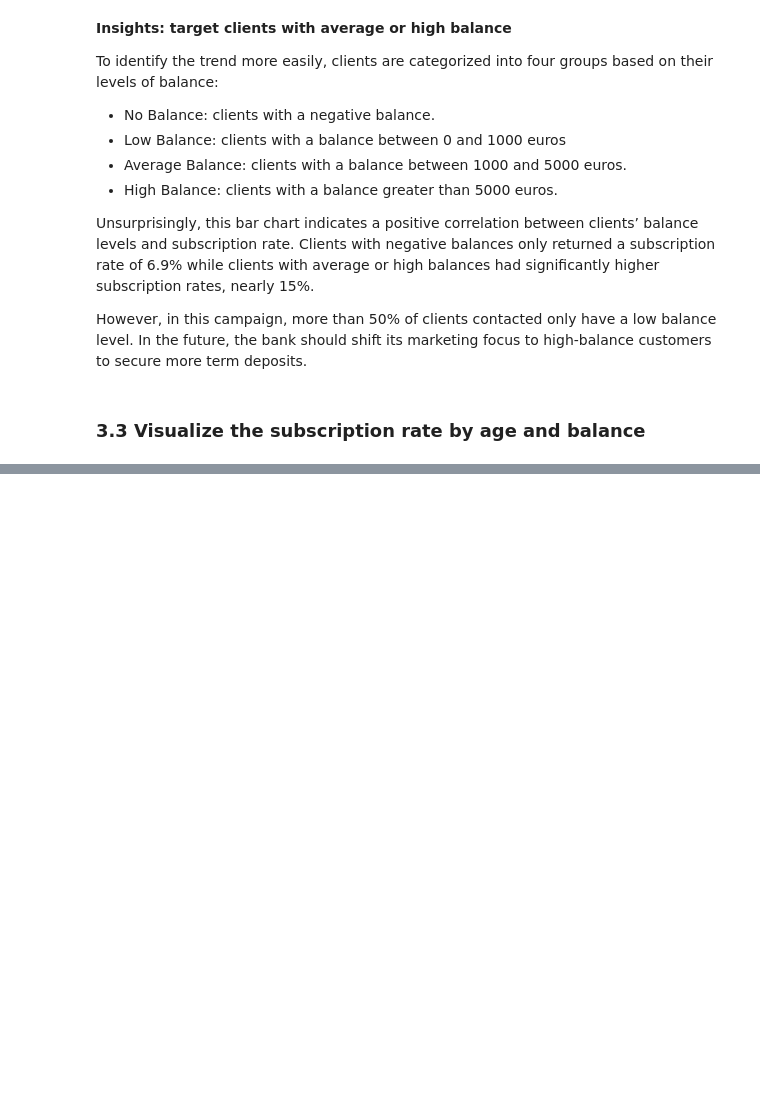
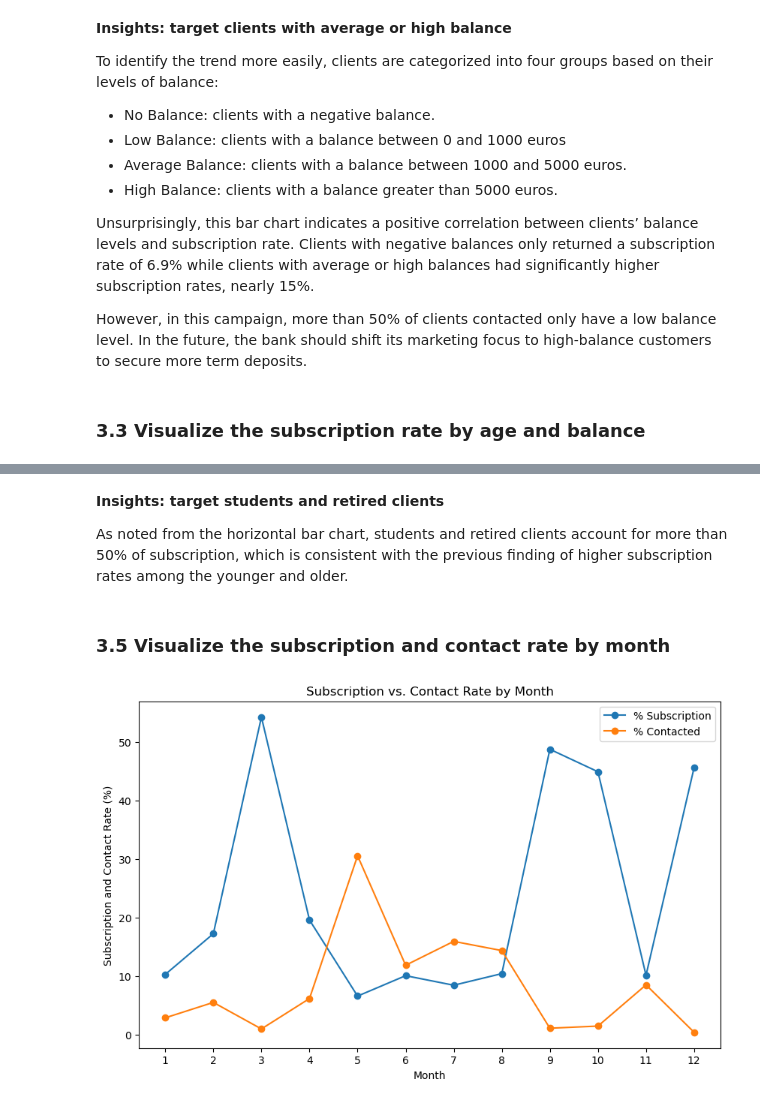
Before and after one commit to ranjansinghds/Bank-Telemarketing-Analysis-Project, a Jupyter notebook: Portuguese_Bank_Telemarketing_Analysis.ipynb, the cells around one changed output, grey strips where cells are left out. Cells and saved outputs as stored; diff of their text form; code cells hidden in the pictures; blank space fills up the shorter version.

```diff
--- a/Portuguese_Bank_Telemarketing_Analysis.ipynb
+++ b/Portuguese_Bank_Telemarketing_Analysis.ipynb
@@ -434,0 +493,36 @@ However, in this campaign, more than 50% of clients contacted only have a low ba
+# %% [markdown]
+**Insights: target students and retired clients**
+
+As noted from the horizontal bar chart, students and retired clients account for more than 50% of subscription, which is consistent with the previous finding of higher subscription rates among the younger and older.
+# %% [markdown]
+### 3.5 Visualize the subscription and contact rate by month
+# %%
+# Calculate subscription percentage by month
+count_month_response_pct = pd.crosstab(df7['response'], df7['month_int'], normalize='columns') * 100
+count_month_response_pct = count_month_response_pct.transpose()
+
+# Calculate total contacts by month
+month = df7['month_int'].value_counts().reset_index()
+month.columns = ['Month', 'Contact_Count']
+
+# Calculate contact percentage
+month['% Contacted'] = (month['Contact_Count'] * 100 / month['Contact_Count'].sum())
+
+# Calculate subscription percentage
+month['% Subscription'] = month['Month'].map(count_month_response_pct['yes'])
+
+# Sort months chronologically
+month = month.sort_values('Month')
+
+# Plot
+plot_month = month.set_index('Month')[['% Subscription', '% Contacted']].plot(kind='line',figsize=(10, 6),marker='o')
+
+plt.title('Subscription vs. Contact Rate by Month')
+plt.ylabel('Subscription and Contact Rate (%)')
+plt.xlabel('Month')
+
+plt.xticks(np.arange(1, 13, 1))
+
+plt.show()
+# %% [output]
+[figure, added]
```
Also changed, not shown: parts of 9 cells of this notebook, 2 other files.
